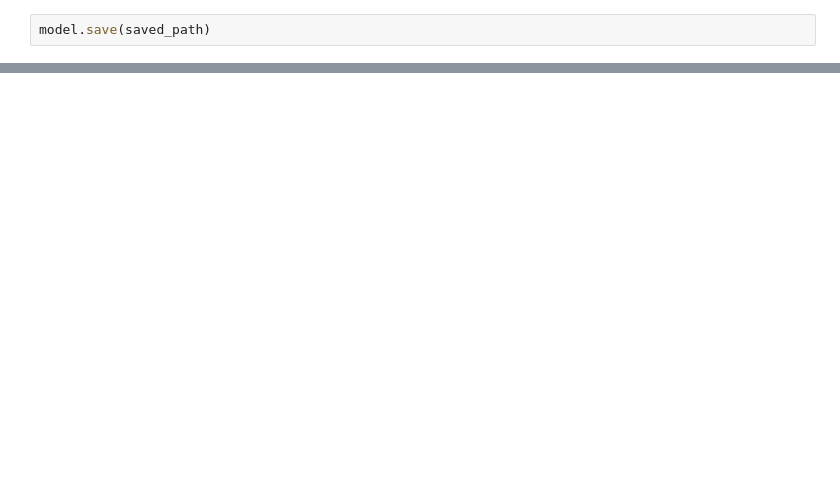
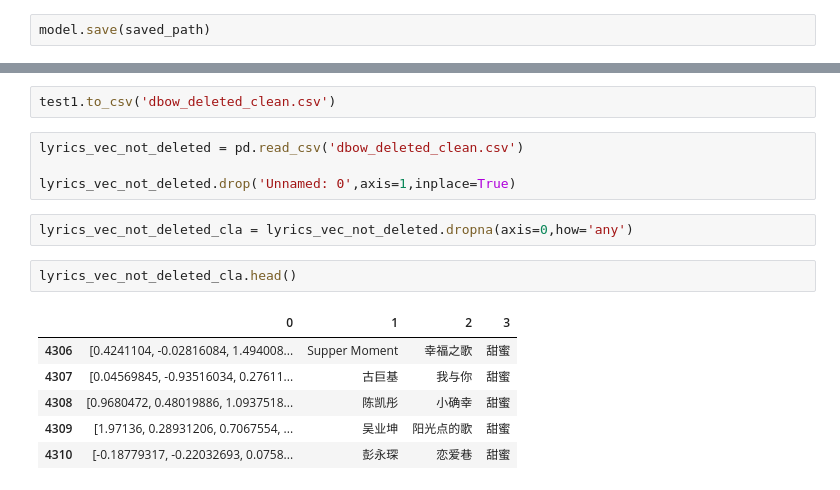
Before and after one commit to Thsss/Lyric_based_music_recommendation, a Jupyter notebook: model.ipynb, the cells around one changed output, grey strips where cells are left out. Saved outputs shown, nothing was run; the diff lists cells and outputs as text; blank space fills up the shorter version.

```diff
--- a/model.ipynb
+++ b/model.ipynb
@@ -61,0 +108,17 @@ recom_music(4330)
+# %%
+test1.to_csv('dbow_deleted_clean.csv')
+# %%
+lyrics_vec_not_deleted = pd.read_csv('dbow_deleted_clean.csv')
+
+lyrics_vec_not_deleted.drop('Unnamed: 0',axis=1,inplace=True)
+# %%
+lyrics_vec_not_deleted_cla = lyrics_vec_not_deleted.dropna(axis=0,how='any')
+# %%
+lyrics_vec_not_deleted_cla.head()
+# %% [output]
+|  | 0 | 1 | 2 | 3 |
+| 4306 | [0.4241104, -0.02816084, 1.494008... | Supper Moment | 幸福之歌 | 甜蜜 |
+| 4307 | [0.04569845, -0.93516034, 0.27611... | 古巨基 | 我与你 | 甜蜜 |
+| 4308 | [0.9680472, 0.48019886, 1.0937518... | 陈凯彤 | 小确幸 | 甜蜜 |
+| 4309 | [1.97136, 0.28931206, 0.7067554, ... | 吴业坤 | 阳光点的歌 | 甜蜜 |
+| 4310 | [-0.18779317, -0.22032693, 0.0758... | 彭永琛 | 恋爱巷 | 甜蜜 |
```
Also changed, not shown: parts of 36 cells of this notebook, 25 other files.
